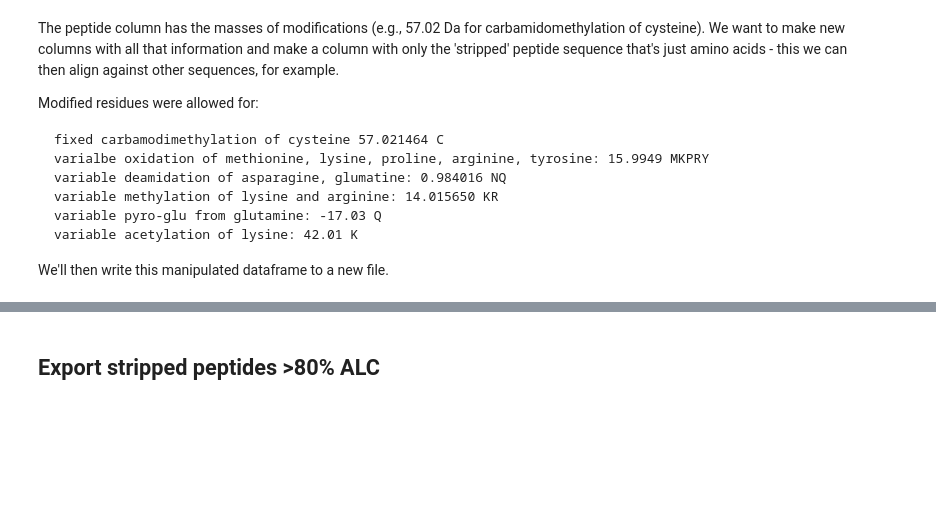
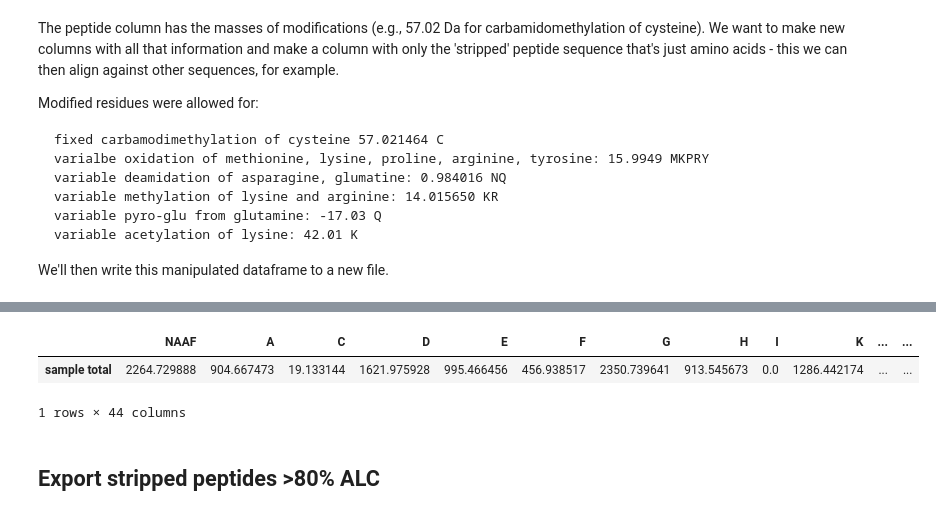
Before and after one commit to MeganEDuffy/rot-mayer, a Jupyter notebook: notebooks/PeaksDN/332_T12_undigested_PeaksDN.ipynb, the cells around one changed output, grey strips where cells are left out. Drawn from its saved outputs; the diff is of its cells as text; code cells hidden in the pictures; blank space fills up the shorter version.

```diff
--- a/notebooks/PeaksDN/332_T12_undigested_PeaksDN.ipynb
+++ b/notebooks/PeaksDN/332_T12_undigested_PeaksDN.ipynb
@@ -389,34 +409,38 @@ totalpeaks80_NAAF['% K w/ oxid'] = totalpeaks80_NAAF['k-oxid'] / totalpeaks80_NA
 # calculate NAAF-corrected percentage of P's that are oxidized
 totalpeaks80_NAAF['% P w/ oxid'] = totalpeaks80_NAAF['p-oxid'] / totalpeaks80_NAAF['P']
 
 # calculate NAAF-corrected percentage of R's that are oxidized
 totalpeaks80_NAAF['% R w/ oxid'] = totalpeaks80_NAAF['r-oxid'] / totalpeaks80_NAAF['R']
 
 # calculate NAAF-corrected percentage of Y's that are oxidized
 totalpeaks80_NAAF['% Y w/ oxid'] = totalpeaks80_NAAF['y-oxid'] / totalpeaks80_NAAF['Y']
 
 # calculate NAAF-corrected percentage of N's that are deamidated
 totalpeaks80_NAAF['% N w/ deam'] = totalpeaks80_NAAF['n-deam'] / totalpeaks80_NAAF['N']
 
 # calculate NAAF-corrected percentage of K's that are methylated
 totalpeaks80_NAAF['% K w/ meth'] = totalpeaks80_NAAF['k-meth'] / totalpeaks80_NAAF['K']
 
 # calculate NAAF-corrected percentage of R's that are methylated
 totalpeaks80_NAAF['% R w/ meth'] = totalpeaks80_NAAF['r-meth'] / totalpeaks80_NAAF['R']
 
 # calculate NAAF-corrected percentage of Q's that are pyro glu'd
 totalpeaks80_NAAF['% Q w/ pyro'] = totalpeaks80_NAAF['q-pyro'] / totalpeaks80_NAAF['Q']
 
 # calculate NAAF-corrected percentage of K's that are methylated
 totalpeaks80_NAAF['% K w/ acet'] = totalpeaks80_NAAF['k-acet'] / totalpeaks80_NAAF['K']
 
 # calculate NAAF summed numerator over denominator (in above cell) for all peptides in dataset i: a check
-totalpeaks80_NAAF['NAAF check'] = totalpeaks80_NAAF['NAAF'] / 243531.178471
+totalpeaks80_NAAF['NAAF check'] = totalpeaks80_NAAF['NAAF'] / 241606.840774
 
 # write modified dataframe to new txt file, same name + totals
 totalpeaks80_NAAF.to_csv("/home/millieginty/Documents/git-repos/rot-mayer/data/processed/PeaksDN/TW_332_T12_undigested_combine_PTMopt_DN80_NAAF_totals.csv")
 
 totalpeaks80_NAAF.head()
+# %% [output]
+|  | NAAF | A | C | D | E | F | G | H | I | K | ... | ... |
+| sample total | 2264.729888 | 904.667473 | 19.133144 | 1621.975928 | 995.466456 | 456.938517 | 2350.739641 | 913.545673 | 0.0 | 1286.442174 | ... | ... |
+1 rows × 44 columns
 # %% [markdown]
 ## Export stripped peptides >80% ALC
 # %%
```
Also changed, not shown: parts of 4 cells of this notebook, 4 other files.
